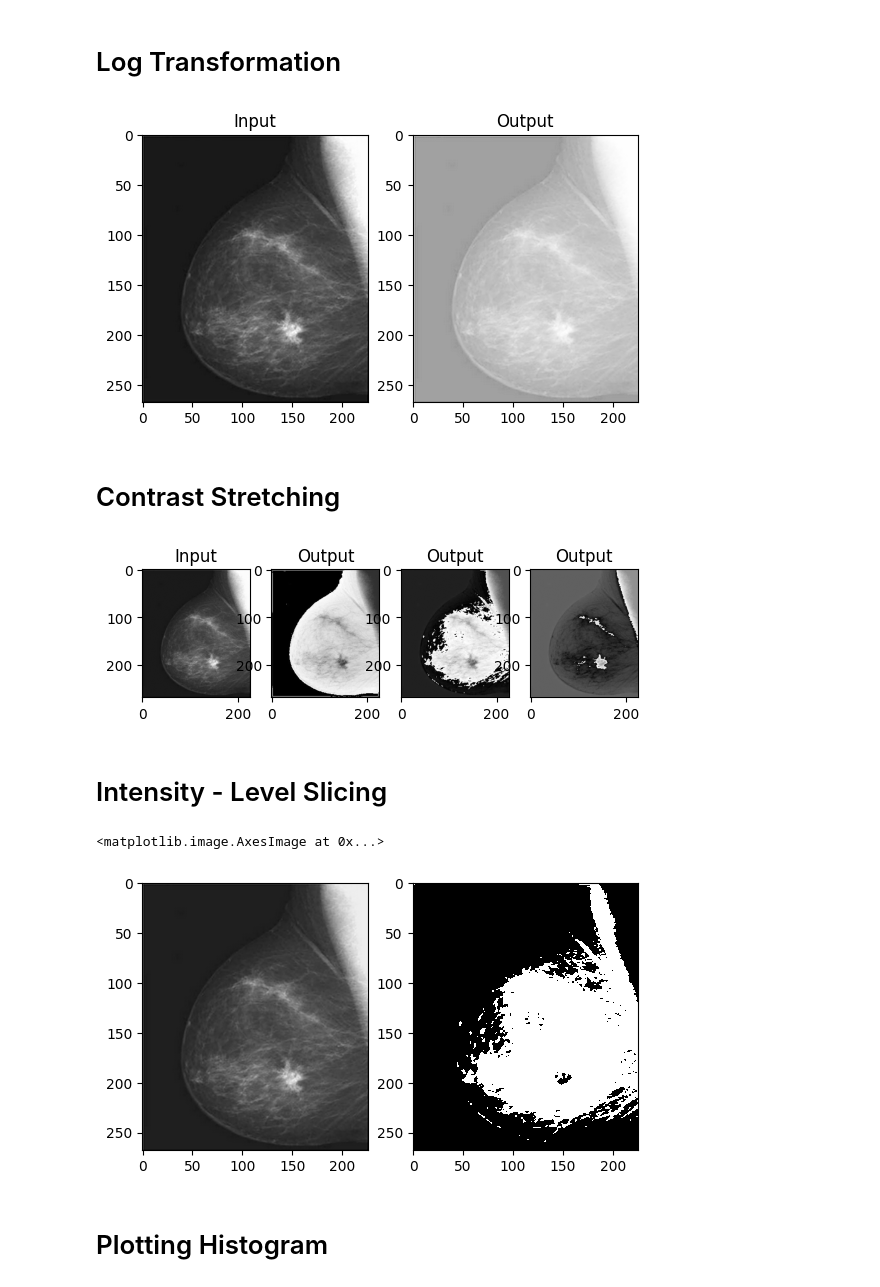
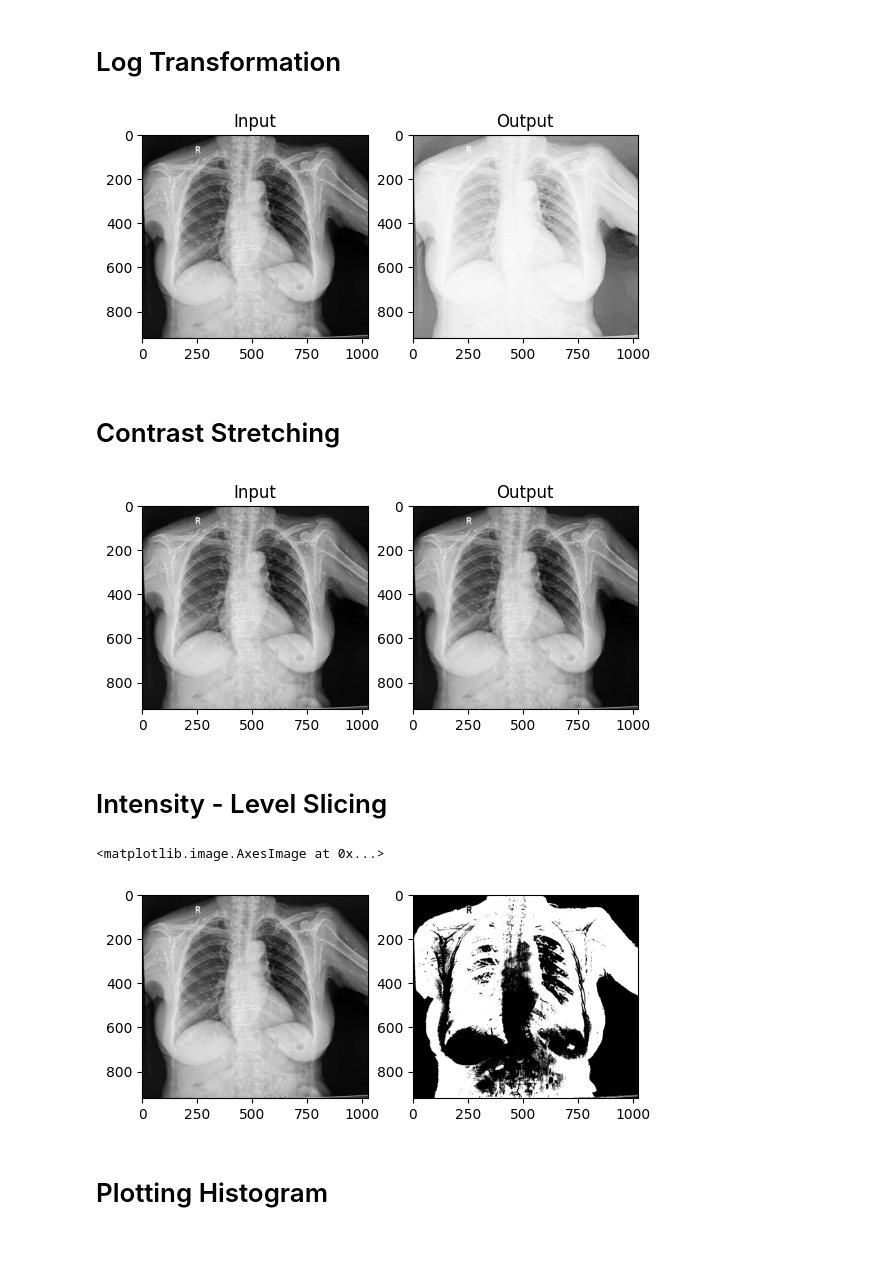
Before and after one commit to piag13/Computer_vision, a Jupyter notebook: lab1.ipynb, the cells around one changed output. Cells and saved outputs as stored; diff of their text form; code cells hidden in the pictures; blank space fills up the shorter version.

```diff
--- a/lab1.ipynb
+++ b/lab1.ipynb
@@ -26,53 +26,46 @@ plt.imshow(result)
 # %%
 def log_transformation(image: np.ndarray) -> np.ndarray:
     c = 255 / np.log(1 + np.max(image))
-    output = c * np.log(1 + image.astype(np.float32))
-    output = np.uint8(output)
-    return output
+    s = c * np.log(1 + image)
+    s = np.array(s, dtype=np.uint8)
+    return s
 
-img_1 = cv2.imread('image.png')
+img_1 = cv2.imread('san-lon-1024x922.jpg')
+img_1 = cv2.cvtColor(img_1, cv2.COLOR_BGR2GRAY)
 res = log_transformation(img_1)
 plt.subplot(1,2,1)
-plt.imshow(cv2.cvtColor(img_1, cv2.COLOR_BGR2GRAY), cmap="gray")
+plt.imshow(img_1, cmap='gray')
 plt.title("Input")
 plt.subplot(1,2,2)
 plt.imshow(res, cmap="gray")
 plt.title("Output")
 plt.show()
 # %% [output]
-[figure, old version]
+[figure, new version]
 # %% [markdown]
 # Contrast Stretching
 # %%
-def Contrast_Stretching(image: np.ndarray, max_val: int, min_val: int) -> np.ndarray:
-    output = (image - min_val)/(max_val - min_val) * 255
-    return output
+def Contrast_Stretching(image: np.ndarray) -> np.ndarray:
+    s = (image - np.min(image))/(np.max(image) - np.min(image)) * 255
+    # s = np.array(s, dtype=np.uint8)
+    return s
 
 # Stretch theo khoảng [32, 200] chẳng hạn
-res_1 = Contrast_Stretching(img_1, 0, 32)
-res_2 = Contrast_Stretching(img_1, 0, 64)
-res_3 = Contrast_Stretching(img_1, 0, 128)
+res_1 = Contrast_Stretching(img_1)
 
-plt.subplot(1,4,1)
+plt.subplot(1,2,1)
 plt.imshow(img_1, cmap="gray")
 plt.title("Input")
 
-plt.subplot(1,4,2)
+plt.subplot(1,2,2)
 plt.imshow(res_1, cmap="gray")
 plt.title("Output")
 
-plt.subplot(1,4,3)
-plt.imshow(res_2, cmap="gray")
-plt.title("Output")
-
-plt.subplot(1,4,4)
-plt.imshow(res_3, cmap="gray")
-plt.title("Output")
 
 
 plt.show()
 # %% [output]
-[figure, old version]
+[figure, new version]
 # %% [markdown]
 # Intensity - Level Slicing
 # %%
@@ -84,12 +77,12 @@ def intensity_level_slicing(image: np.ndarray, a: int, b: int) -> np.ndarray:
 res_4 = intensity_level_slicing(img_1, 64, 192)
 plt.Figure(figsize=(10, 15))
 plt.subplot(1, 2, 1)
-plt.imshow(img_1)
+plt.imshow(img_1, cmap='gray')
 plt.subplot(1, 2, 2)
 plt.imshow(res_4, cmap="gray")
 # %% [output]
 <matplotlib.image.AxesImage at 0x...>
-[figure, old version]
+[figure, new version]
 # %% [markdown]
 # Plotting Histogram
 # %%
```
Also changed, not shown: parts of 6 cells of this notebook.
